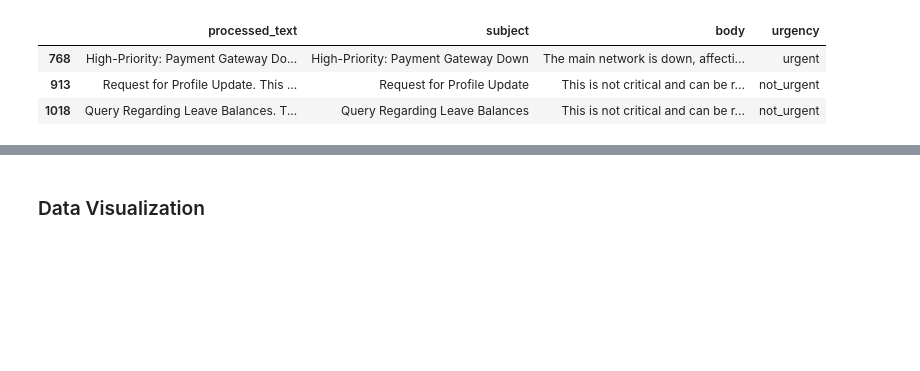
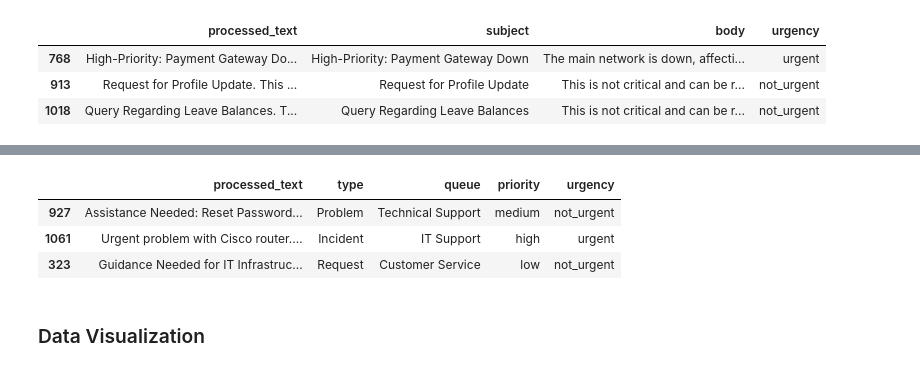
Before and after one commit to Kripa8702/Text-Classifier---Urgent-vs.-No-Urgent, a Jupyter notebook: data_preprocessing.ipynb, the cells around one changed output, grey strips where cells are left out. Drawn from its saved outputs; the diff is of its cells as text; code cells hidden in the pictures; blank space fills up the shorter version.

```diff
--- a/data_preprocessing.ipynb
+++ b/data_preprocessing.ipynb
@@ -131,0 +132,8 @@ df_en.sample(10)
+# %%
+df_en['urgency'] = df['priority'].apply(lambda x: 'urgent' if x == 'high' else 'not_urgent')
+df_en.sample(3)
+# %% [output]
+|  | processed_text | type | queue | priority | urgency |
+| 927 | Assistance Needed: Reset Password... | Problem | Technical Support | medium | not_urgent |
+| 1061 | Urgent problem with Cisco router.... | Incident | IT Support | high | urgent |
+| 323 | Guidance Needed for IT Infrastruc... | Request | Customer Service | low | not_urgent |
```
Also changed, not shown: parts of 9 cells of this notebook, 2 other files.
